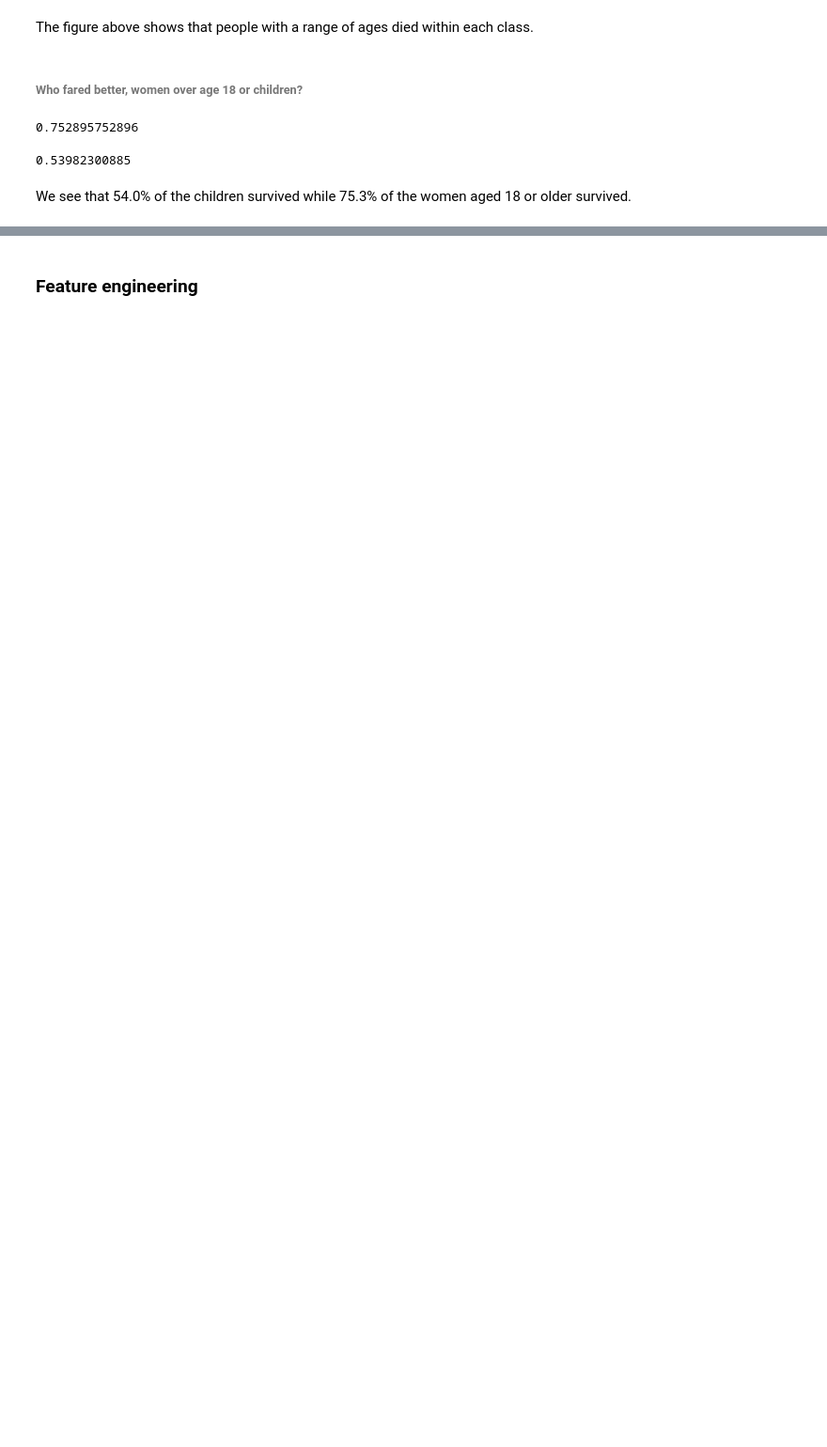
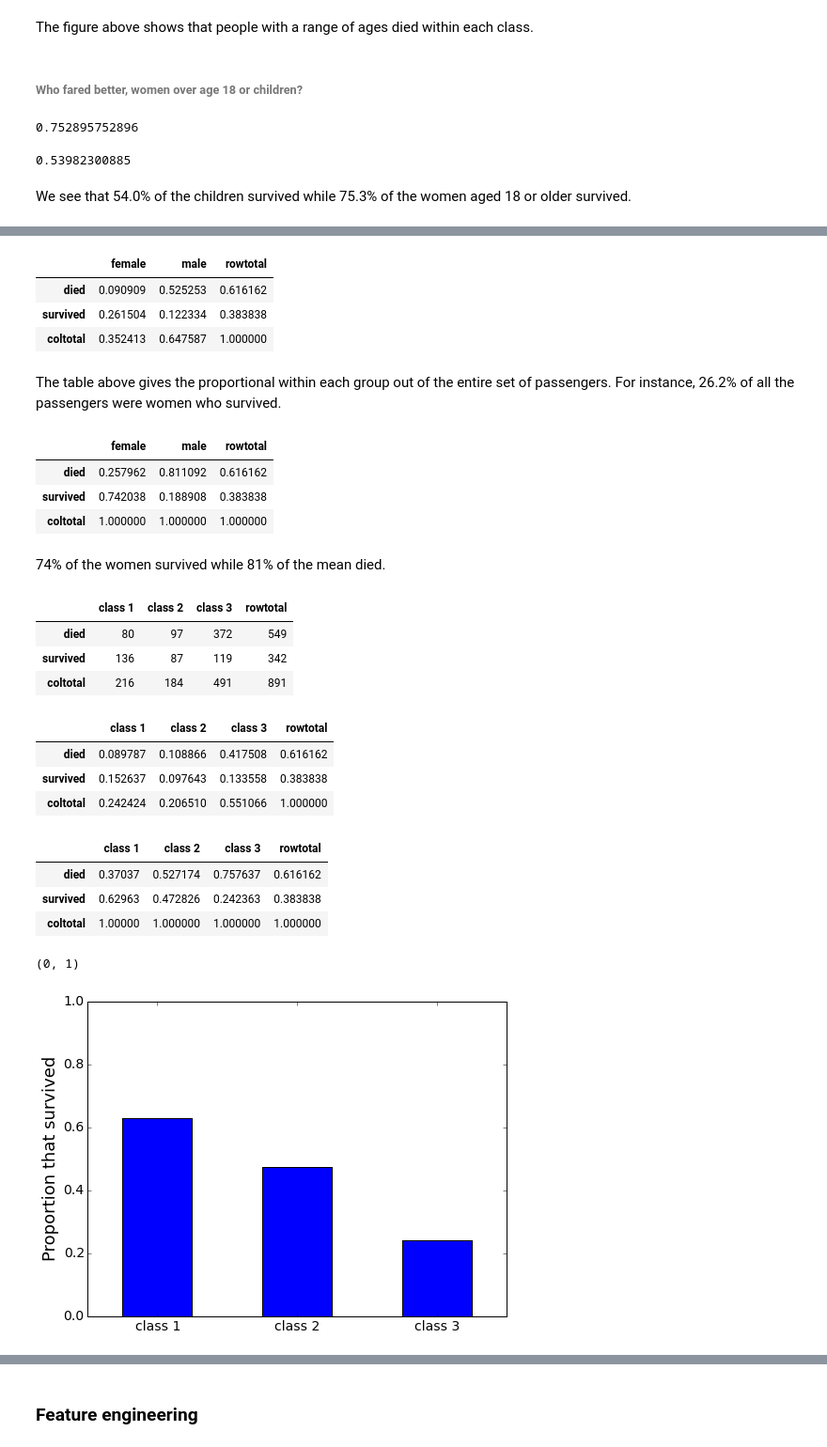
Before and after one commit to jhalverson/data_science, a Jupyter notebook: machine_learning/titanic.ipynb, the cells around one changed output, grey strips where cells are left out. Shown at 94% size. Cells and saved outputs as stored; diff of their text form; code cells hidden in the pictures; blank space fills up the shorter version.

Commit message:
titanic updates including contingency tables

```diff
--- a/machine_learning/titanic.ipynb
+++ b/machine_learning/titanic.ipynb
@@ -94,6 +110,9 @@ df.describe()
 # %%
-# How many males are in each passenger class
+# How many males and females are in each passenger class
 for i in range(1, 4):
     male_age = df[(df.Sex == 'male') & (df.Pclass == i)]['Age']
-    print "Class", i, "has", len(male_age), "males with average age of", male_age.mean()
+    print "Class", i, "has", len(male_age), "males with average age of", round(male_age.mean(), 1)
+for i in range(1, 4):
+    female_age = df[(df.Sex == 'female') & (df.Pclass == i)]['Age']
+    print "Class", i, "has", len(female_age), "females with average age of", round(female_age.mean(), 1)
 # %% [output]
@@ -247,0 +309,51 @@ We see that 54.0% of the children survived while 75.3% of the women aged 18 or o
+# %%
+survived_sex / survived_sex.ix["coltotal", "rowtotal"]
+# %% [output]
+|  | female | male | rowtotal |
+| died | 0.090909 | 0.525253 | 0.616162 |
+| survived | 0.261504 | 0.122334 | 0.383838 |
+| coltotal | 0.352413 | 0.647587 | 1.000000 |
+# %% [markdown]
+The table above gives the proportional within each group out of the entire set of passengers. For instance, 26.2% of all the passengers were women who survived.
+# %%
+survived_sex / survived_sex.loc["coltotal"]
+# %% [output]
+|  | female | male | rowtotal |
+| died | 0.257962 | 0.811092 | 0.616162 |
+| survived | 0.742038 | 0.188908 | 0.383838 |
+| coltotal | 1.000000 | 1.000000 | 1.000000 |
+# %% [markdown]
+74% of the women survived while 81% of the mean died.
+# %%
+survived_class = pd.crosstab(index=df["Survived"], columns=df["Pclass"], margins=True)
+survived_class.index = ["died", "survived", "coltotal"]
+survived_class.columns = ["class 1", "class 2", "class 3", "rowtotal"]
+survived_class
+# %% [output]
+|  | class 1 | class 2 | class 3 | rowtotal |
+| died | 80 | 97 | 372 | 549 |
+| survived | 136 | 87 | 119 | 342 |
+| coltotal | 216 | 184 | 491 | 891 |
+# %%
+survived_class / survived_class.ix["coltotal","rowtotal"]
+# %% [output]
+|  | class 1 | class 2 | class 3 | rowtotal |
+| died | 0.089787 | 0.108866 | 0.417508 | 0.616162 |
+| survived | 0.152637 | 0.097643 | 0.133558 | 0.383838 |
+| coltotal | 0.242424 | 0.206510 | 0.551066 | 1.000000 |
+# %%
+survival_by_class = survived_class / survived_class.ix["coltotal"]
+survival_by_class
+# %% [output]
+|  | class 1 | class 2 | class 3 | rowtotal |
+| died | 0.37037 | 0.527174 | 0.757637 | 0.616162 |
+| survived | 0.62963 | 0.472826 | 0.242363 | 0.383838 |
+| coltotal | 1.00000 | 1.000000 | 1.000000 | 1.000000 |
+# %%
+plt.bar([1, 2, 3], survival_by_class.iloc[1,0:3].values, width=0.5, align='center')
+plt.xticks([1, 2, 3], survival_by_class.columns[:3])
+plt.ylabel("Proportion that survived")
+plt.ylim(0, 1)
+# %% [output]
+(0, 1)
+[figure, added]
```
Also changed, not shown: parts of 36 cells of this notebook, 2 other files.
